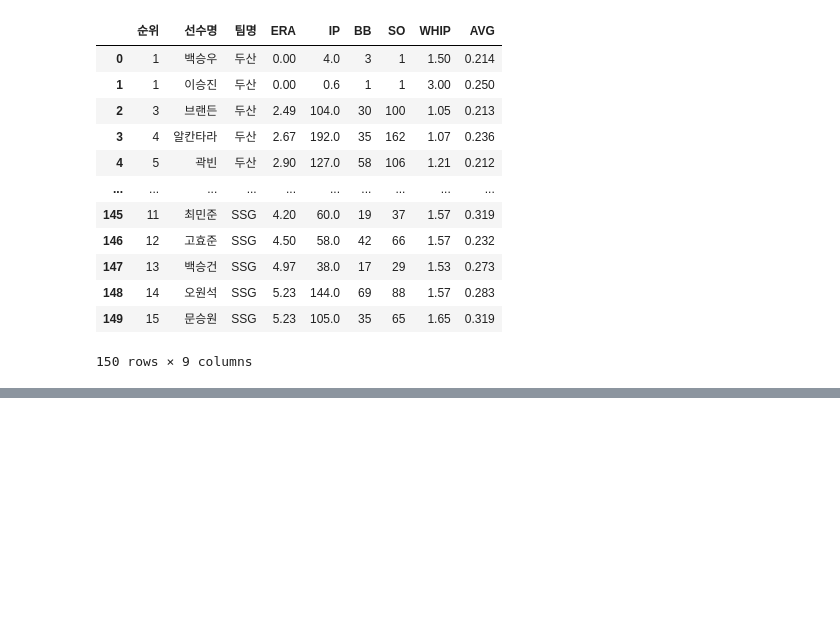
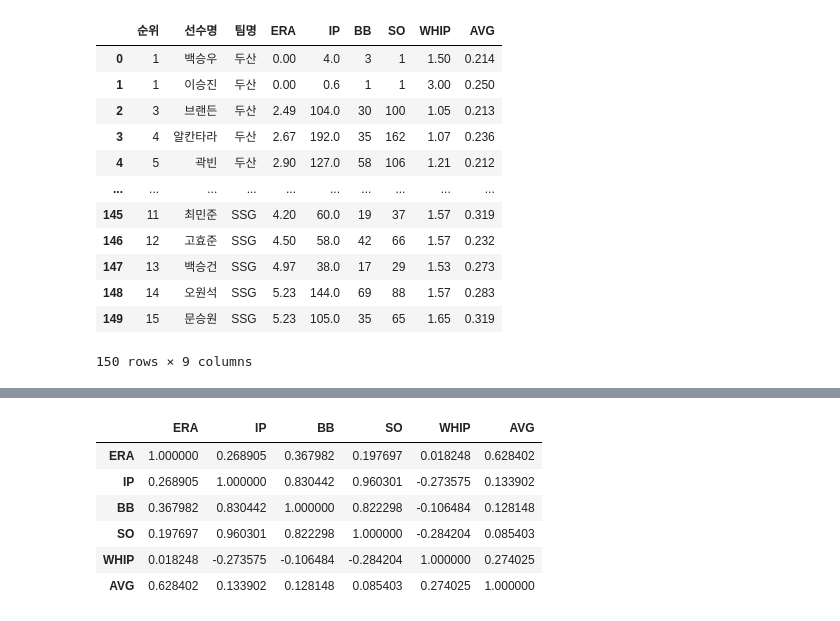
Before and after one commit to jayiuk/mid_project, a Jupyter notebook: data_check.ipynb, the cells around one changed output, grey strips where cells are left out. Drawn from its saved outputs; the diff is of its cells as text; code cells hidden in the pictures; blank space fills up the shorter version.

```diff
--- a/data_check.ipynb
+++ b/data_check.ipynb
@@ -868,0 +882,10 @@ pi
+# %%
+pi[['ERA', 'IP', 'BB', 'SO', 'WHIP', 'AVG']].corr()
+# %% [output]
+|  | ERA | IP | BB | SO | WHIP | AVG |
+| ERA | 1.000000 | 0.268905 | 0.367982 | 0.197697 | 0.018248 | 0.628402 |
+| IP | 0.268905 | 1.000000 | 0.830442 | 0.960301 | -0.273575 | 0.133902 |
+| BB | 0.367982 | 0.830442 | 1.000000 | 0.822298 | -0.106484 | 0.128148 |
+| SO | 0.197697 | 0.960301 | 0.822298 | 1.000000 | -0.284204 | 0.085403 |
+| WHIP | 0.018248 | -0.273575 | -0.106484 | -0.284204 | 1.000000 | 0.274025 |
+| AVG | 0.628402 | 0.133902 | 0.128148 | 0.085403 | 0.274025 | 1.000000 |
```
Also changed, not shown: parts of 5 cells of this notebook, 2 other files.
